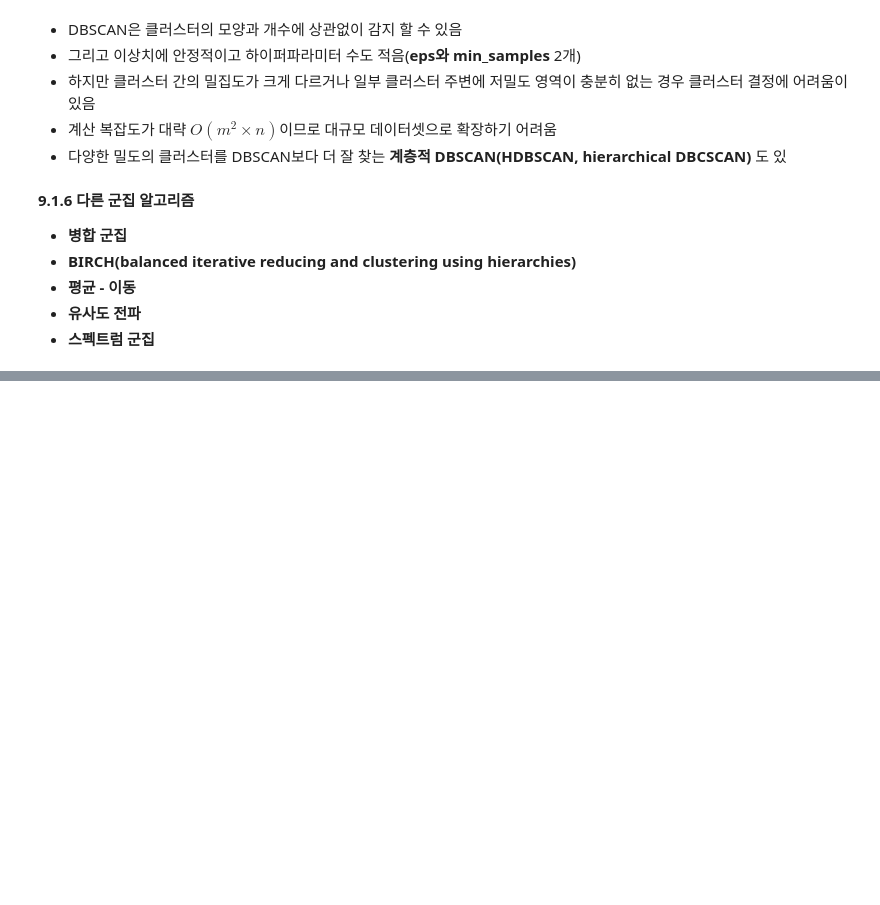
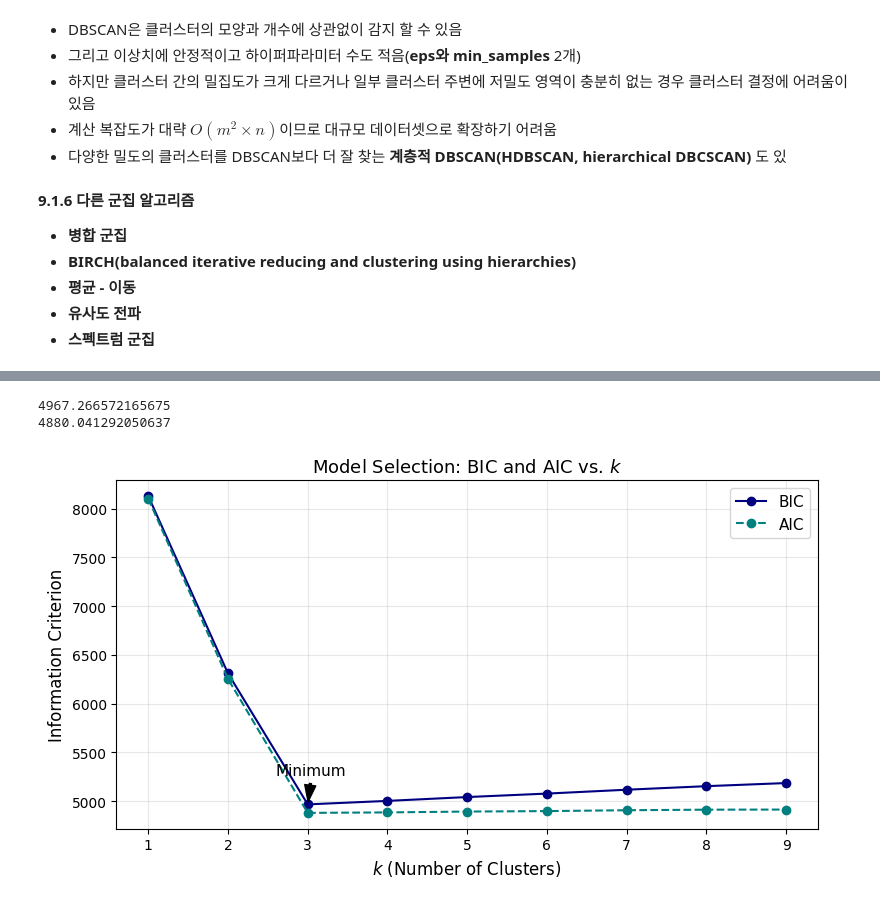
Before and after one commit to slover1126/hands_on_machine_learning, a Jupyter notebook: 핸즈온_머신러닝_9장.ipynb, the cells around one changed output, grey strips where cells are left out. Saved outputs shown, nothing was run; the diff lists cells and outputs as text; code cells hidden in the pictures; blank space fills up the shorter version.

```diff
--- a/핸즈온_머신러닝_9장.ipynb
+++ b/핸즈온_머신러닝_9장.ipynb
@@ -755,0 +1033,52 @@ array([-1,  0,  1, -1])
+# %%
+#변수명.bic(데이터셋) 과 변수명.aic(데이터셋) 를 통해 BIC와 AIC를 계산할 수 있음
+print(gm.bic(X))
+print(gm.aic(X))
+# %% [output]
+4967.266572165675
+4880.041292050637
+# %%
+#클러스터별 BIC와 AIC 값의 변화를 시각화
+import numpy as np
+import matplotlib.pyplot as plt
+from sklearn.mixture import GaussianMixture
+
+# 1. Evaluate AIC & BIC across k = 1 to 9
+k_range = range(1, 10)
+bics = []
+aics = []
+
+for k in k_range:
+    gm = GaussianMixture(n_components=k, n_init=10, random_state=42)
+    gm.fit(X)
+    bics.append(gm.bic(X))
+    aics.append(gm.aic(X))
+
+# 2. Plot BIC & AIC curves
+plt.figure(figsize=(8, 4.5))
+
+plt.plot(k_range, bics, "bo-", label="BIC", color="navy")
+plt.plot(k_range, aics, "go--", label="AIC", color="teal")
+
+# Highlight minimum point (k=3)
+min_bic_k = list(k_range)[np.argmin(bics)]
+min_bic_val = min(bics)
+
+plt.annotate(
+    "Minimum",
+    xy=(min_bic_k, min_bic_val),
+    xytext=(min_bic_k - 0.4, min_bic_val + 300),
+    arrowprops=dict(facecolor="black", shrink=0.1, width=1.5, headwidth=8),
+    fontsize=11
+)
+
+plt.xlabel("$k$ (Number of Clusters)", fontsize=12)
+plt.ylabel("Information Criterion", fontsize=12)
+plt.title("Model Selection: BIC and AIC vs. $k$", fontsize=13)
+plt.xticks(k_range)
+plt.legend(loc="upper right", fontsize=11)
+plt.grid(True, alpha=0.3)
+plt.tight_layout()
+plt.show()
+# %% [output]
+[figure, added]
```
Also changed, not shown: parts of 22 cells of this notebook.
